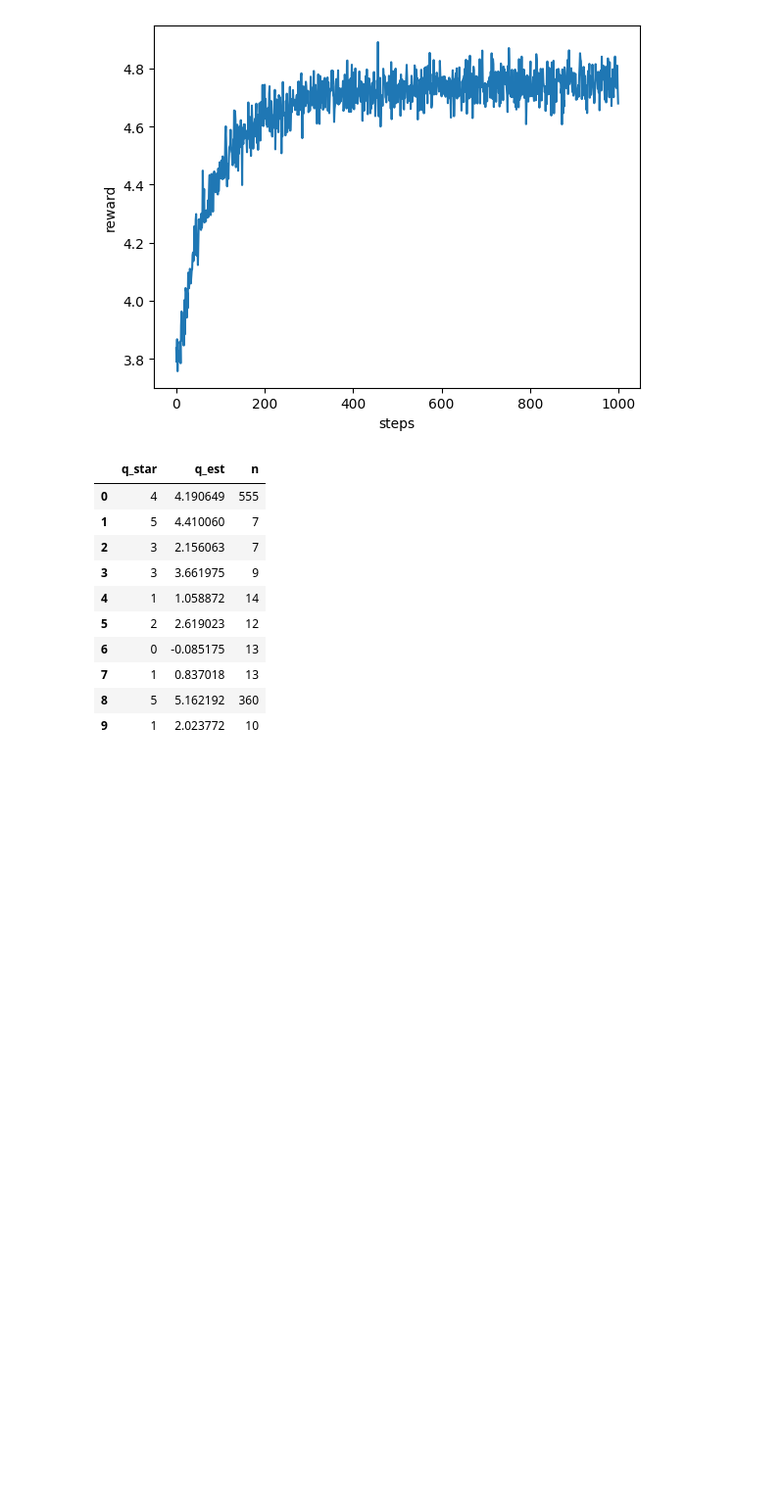
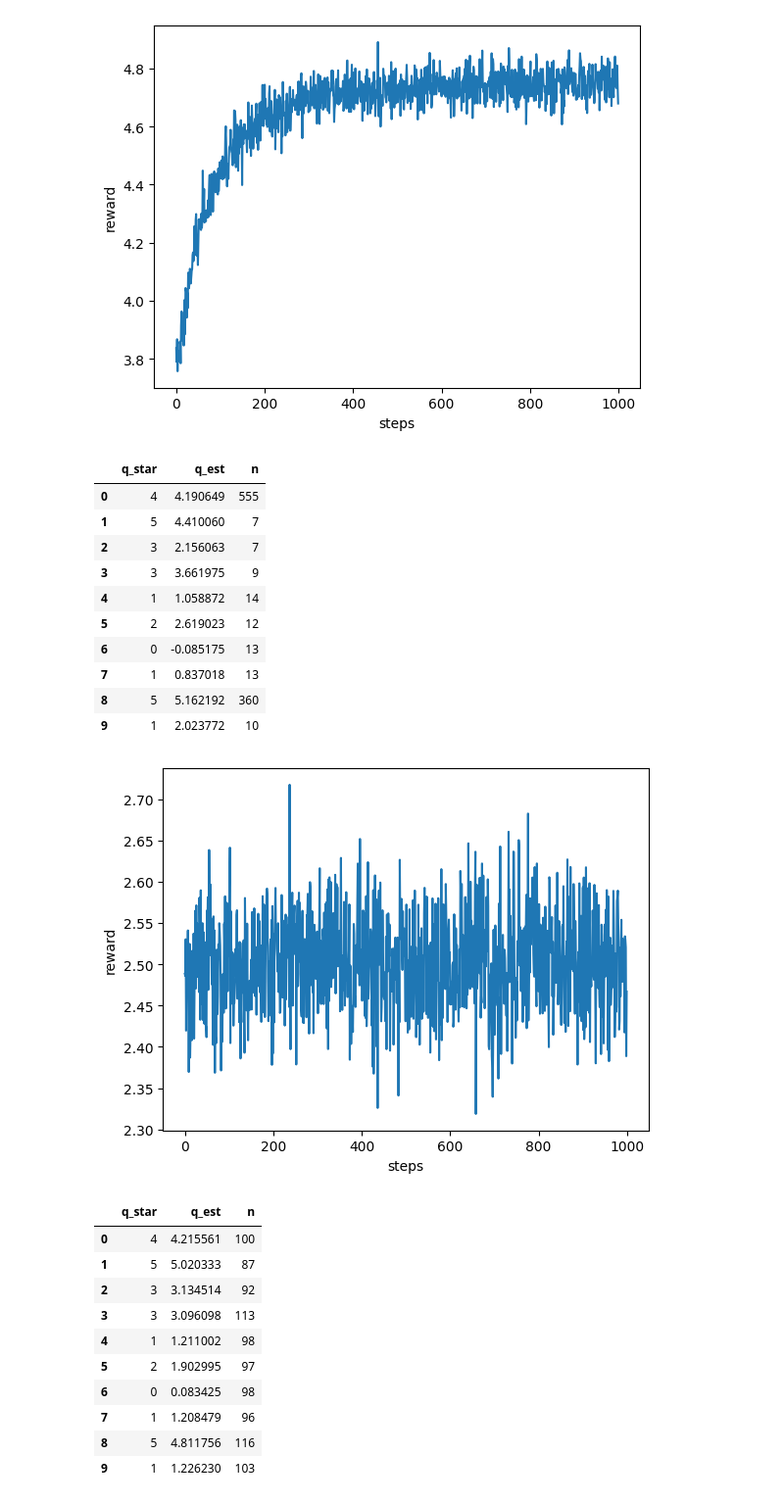
Before and after one commit to lukaszlewickii/Reinforcement-Learning, a Jupyter notebook: K-armed-bandit.ipynb, the cells around one changed output. Shown at 98% size. Drawn from its saved outputs; the diff is of its cells as text; code cells hidden in the pictures; blank space fills up the shorter version.

```diff
--- a/K-armed-bandit.ipynb
+++ b/K-armed-bandit.ipynb
@@ -208,3 +208,32 @@ class OptimisticAgent:
         self.bandit = bandit
 
         return reward
+# %%
+total_rewards = []
+for loop in tqdm(range (2000)):
+    agent = OptimisticAgent(bandit)
+    rewards = []
+    for step in range (1000):
+        reward = agent.act(bandit)
+        rewards.append(reward)
+
+    total_rewards.append(rewards)
+total_rewards = np.asarray(total_rewards)
+rewards = total_rewards.mean(axis=0)
+# %%
+df_rewards['optimistic'] = rewards # Let's store the results for comparison
+plot_rewards(rewards)
+display_agent(agent, bandit)
+# %% [output]
+[figure, added]
+|  | q_star | q_est | n |
+| 0 | 4 | 4.215561 | 100 |
+| 1 | 5 | 5.020333 | 87 |
+| 2 | 3 | 3.134514 | 92 |
+| 3 | 3 | 3.096098 | 113 |
+| 4 | 1 | 1.211002 | 98 |
+| 5 | 2 | 1.902995 | 97 |
+| 6 | 0 | 0.083425 | 98 |
+| 7 | 1 | 1.208479 | 96 |
+| 8 | 5 | 4.811756 | 116 |
+| 9 | 1 | 1.226230 | 103 |
```
